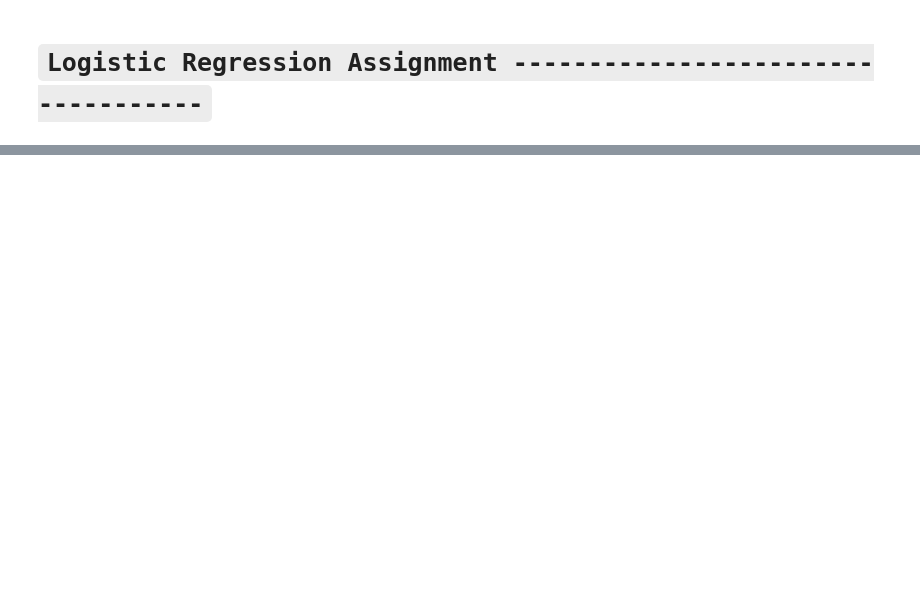
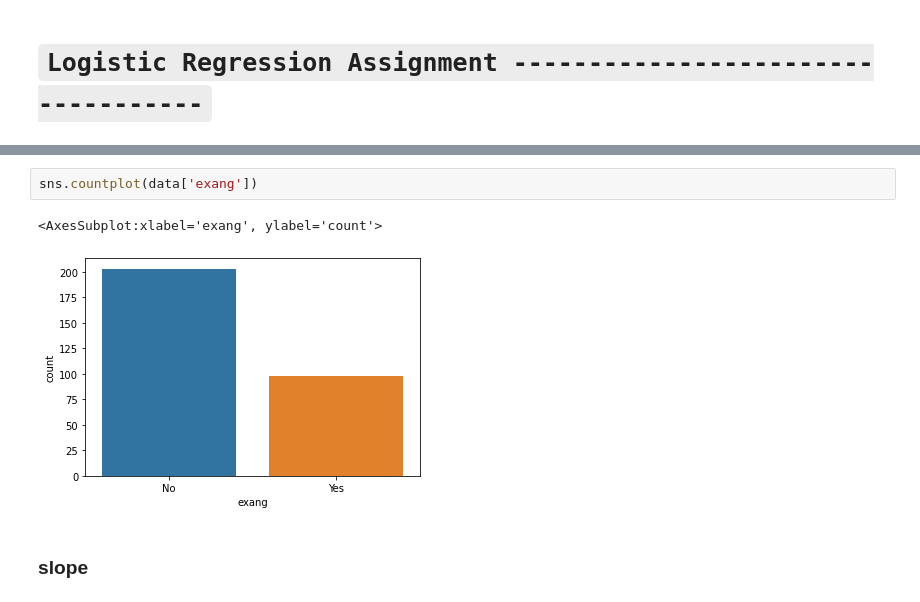
Before and after one commit to manujjoshi/Assignments, a Jupyter notebook: Assignment Logistic Regression/Logistic Regression Assignment.ipynb, the cells around one changed output, grey strips where cells are left out. Saved outputs shown, nothing was run; the diff lists cells and outputs as text; blank space fills up the shorter version.

```diff
--- a/Assignment Logistic Regression/Logistic Regression Assignment.ipynb
+++ b/Assignment Logistic Regression/Logistic Regression Assignment.ipynb
@@ -19,0 +163,7 @@ data.head()
+# %%
+sns.countplot(data['exang'])
+# %% [output]
+<AxesSubplot:xlabel='exang', ylabel='count'>
+[figure, added]
+# %% [markdown]
+### slope
```
Also changed, not shown: parts of 104 cells of this notebook, 1 other file.
